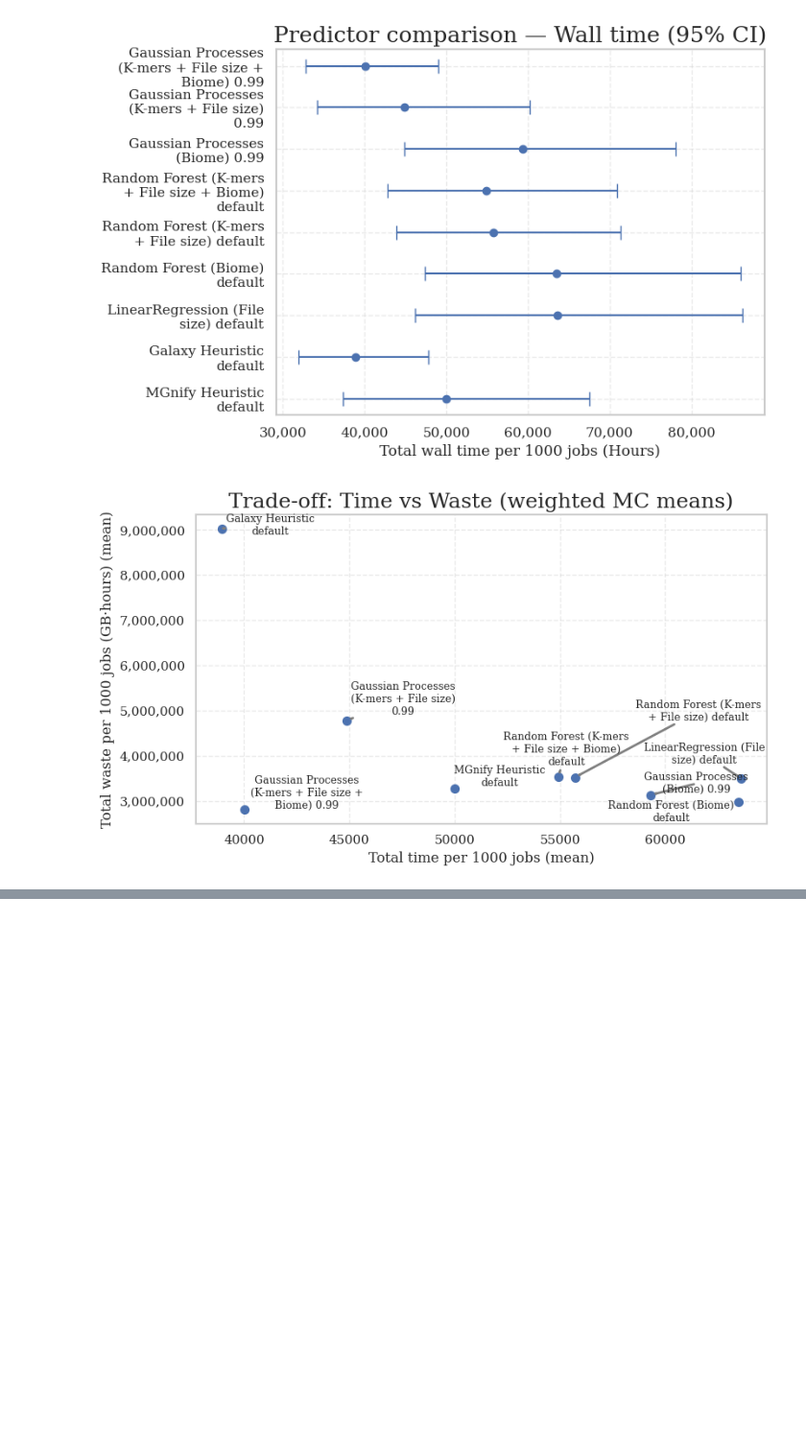
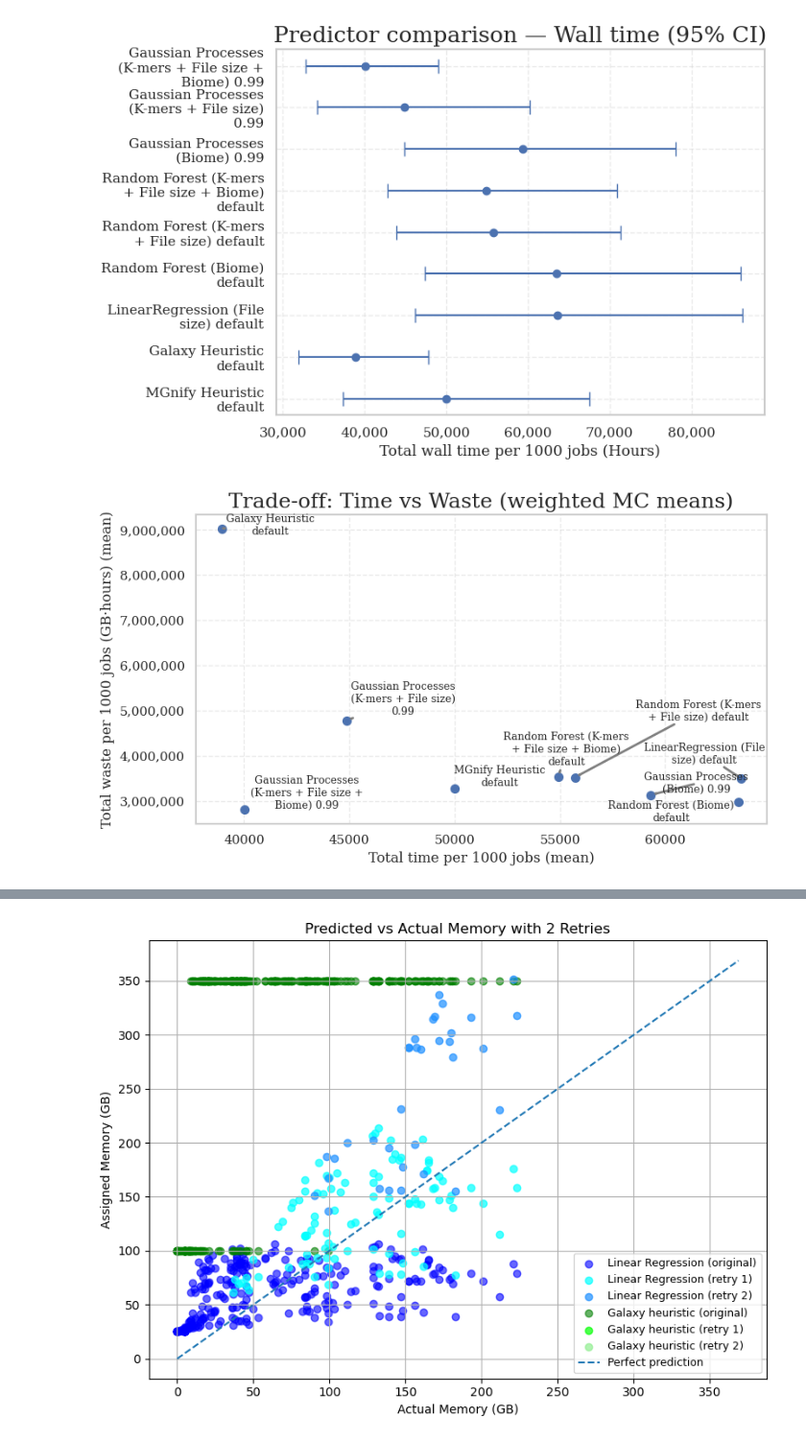
Before and after one commit to usegalaxy-eu/FAIRyMAGs, a Jupyter notebook: metaspades-resource-estimation/evaluation_metrics.ipynb, the cells around one changed output, grey strips where cells are left out. Shown at 96% size. Drawn from its saved outputs; the diff is of its cells as text; code cells hidden in the pictures; blank space fills up the shorter version.

```diff
--- a/metaspades-resource-estimation/evaluation_metrics.ipynb
+++ b/metaspades-resource-estimation/evaluation_metrics.ipynb
@@ -946,0 +866,19 @@ ev.plot_tradeoff()
+# %%
+from sklearn.linear_model import LinearRegression
+import pandas as pd
+
+# Features: only file_size
+X = stats[["file_size"]] / 1024**3
+y = y  # your target series
+
+# Train on all data
+lr = LinearRegression()
+lr.fit(X, y)
+
+# Extract coefficients
+intercept = lr.intercept_
+slope = lr.coef_[0]
+
+print(f"Linear Regression formula trained on all data:")
+print(f"y = {intercept} + {slope} * file_size")
+# add to TPV: https://github.com/galaxyproject/tpv-shared-database/pull/108
@@ -946,0 +945,74 @@ ev.plot_tradeoff()
+# %%
+import matplotlib.pyplot as plt
+import numpy as np
+
+# Copy predictions
+lr_pred = comparison_df["LR_prediction"].copy()
+galaxy_pred = comparison_df["Galaxy_heuristic"].copy()
+
+# Initialize retry predictions
+lr_retry = lr_pred.copy()
+galaxy_retry = galaxy_pred.copy()
+
+# Colors: original + 2 retries
+lr_colors = ["blue", "cyan", "dodgerblue"]
+galaxy_colors = ["green", "lime", "lightgreen"]
+
+plt.figure(figsize=(8,6))
+
+handles = []
+labels = []
+
+# Original predictions
+h1 = plt.scatter(y, lr_retry, alpha=0.6, color=lr_colors[0])
+h2 = plt.scatter(y, galaxy_retry, alpha=0.6, color=galaxy_colors[0])
+
+handles += [h1, h2]
+labels += ["Linear Regression (original)", "Galaxy heuristic (original)"]
+
+# Perform 2 retries
+for retry in range(1, 3):
+    # Linear Regression
+    failed_lr = lr_retry < y
+    lr_retry[failed_lr] = lr_retry[failed_lr] * 2
+    h_lr = plt.scatter(y[failed_lr], lr_retry[failed_lr],
+                       alpha=0.7, color=lr_colors[retry])
+
+    # Galaxy heuristic
+    failed_galaxy = galaxy_retry < y
+    galaxy_retry[failed_galaxy] = galaxy_retry[failed_galaxy] * 2
+    h_gal = plt.scatter(y[failed_galaxy], galaxy_retry[failed_galaxy],
+                        alpha=0.7, color=galaxy_colors[retry])
+
+    handles += [h_lr, h_gal]
+    labels += [f"Linear Regression (retry {retry})", f"Galaxy heuristic (retry {retry})"]
+
+# 1:1 reference line
+max_val = max(y.max(), lr_retry.max(), galaxy_retry.max()) * 1.05
+h_line, = plt.plot([0, max_val], [0, max_val], linestyle="--")
+handles.append(h_line)
+labels.append("Perfect prediction")
+
+# Sort legend
+order = sorted(range(len(labels)), key=lambda i: (
+    0 if "Linear Regression" in labels[i] else 1,
+    0 if "original" in labels[i] else int(labels[i].split("retry ")[1].split(")")[0]) if "retry" in labels[i] else 99
+))
+
+handles = [handles[i] for i in order]
+labels = [labels[i] for i in order]
+
+plt.xlabel("Actual Memory (GB)")
+plt.ylabel("Assigned Memory (GB)")
+plt.title("Predicted vs Actual Memory with 2 Retries")
+plt.legend(handles, labels, fontsize=9)
+plt.grid(True)
+plt.tight_layout()
+
+
+plt.savefig("plots/linear_vs_gheuristic.svg", dpi=600, bbox_inches="tight")
+plt.savefig("plots/linear_vs_gheuristic.png", dpi=600, bbox_inches="tight")
+
+plt.show()
+# %% [output]
+[figure, added]
```
Also changed, not shown: parts of 10 cells of this notebook, 5 other files.
